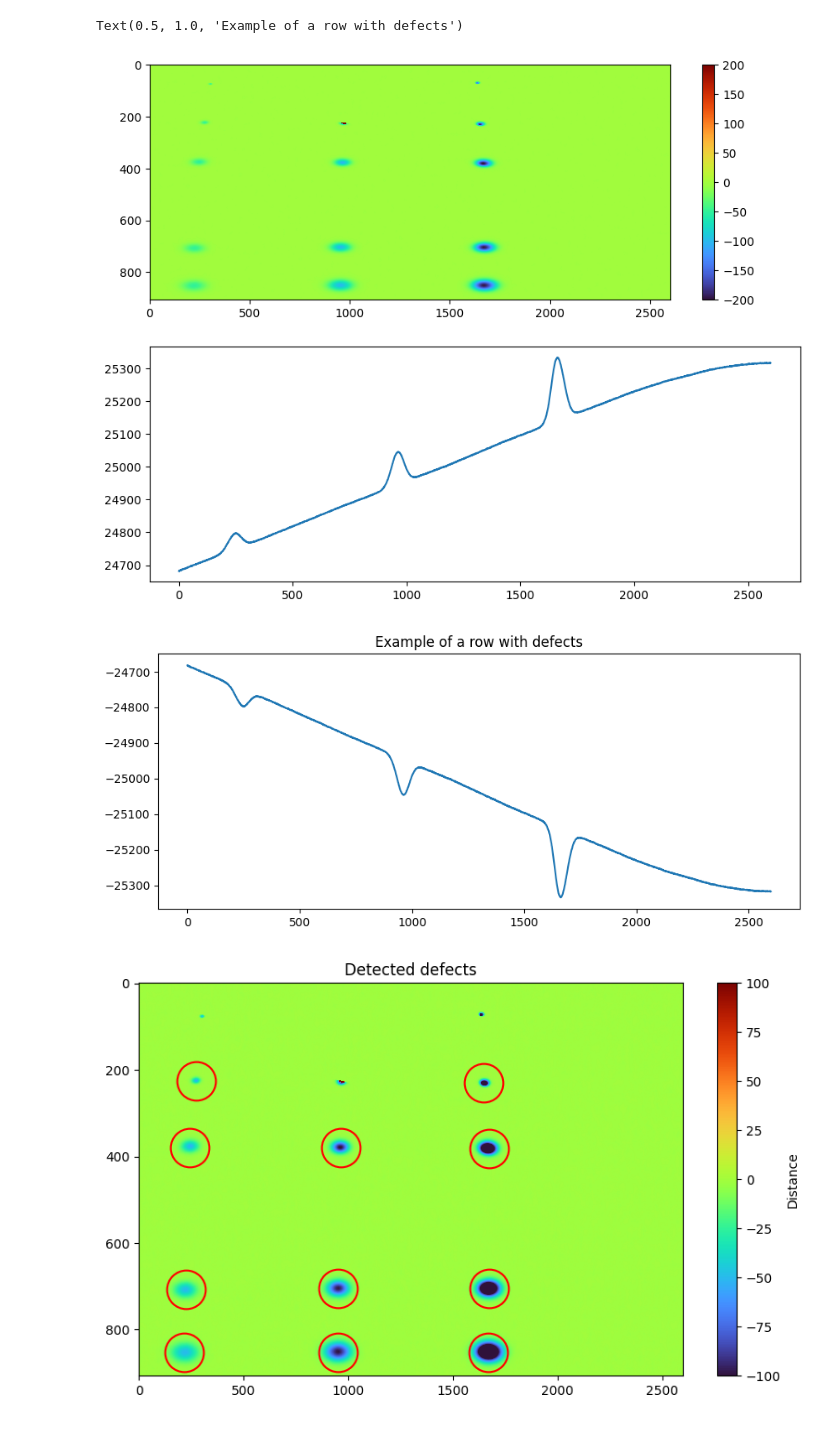
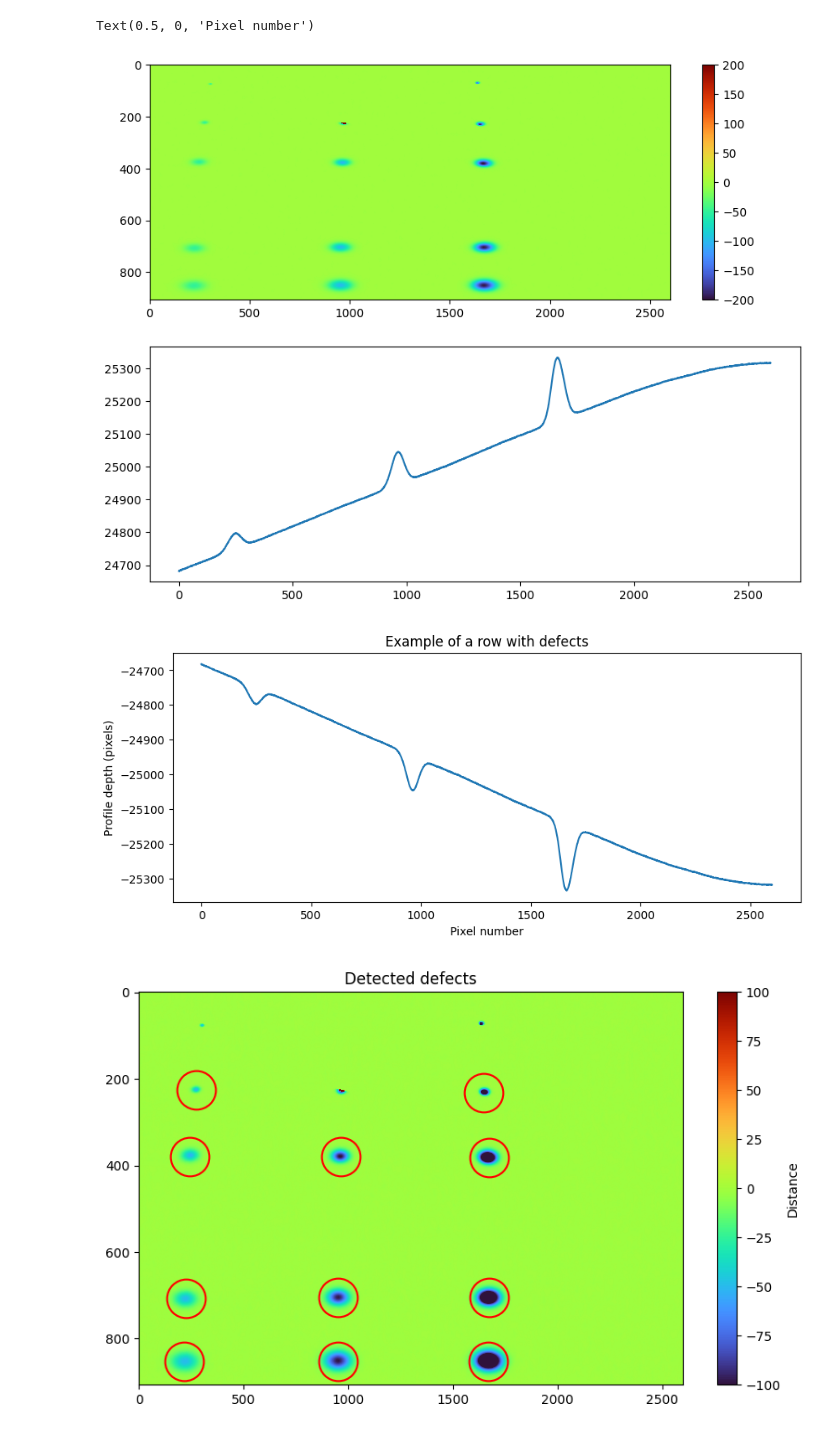
Before and after one commit to mario-musashi/filtro-sg-interpretacion-geometrica, a Jupyter notebook: sg_defectos_Simulados.ipynb, the cells around one changed output. Cells and saved outputs as stored; diff of their text form; code cells hidden in the pictures.

```diff
--- a/sg_defectos_Simulados.ipynb
+++ b/sg_defectos_Simulados.ipynb
@@ -64,35 +64,37 @@ dist = dist[:907, 900:3500]
 
 ground_truth = raw.read_img_raw(f"defectos_simulados/experimento1/escaneo_limpio/step_00_orig.raw")
 ground_truth = ground_truth[:907, 900:3500]
 
 # Initialize ground_truth with same shape as dist
 # ground_truth = np.zeros_like(dist)
 
 # # Apply Savitzky-Golay filter to each row
 # for i in range(dist.shape[0]):
 #     ground_truth[i, :, 0] = savgol_filter(dist[i, :, 0], window_length=301, polyorder=1)
 
 defects = ground_truth - dist
 
 
 # Configura la figura para mostrar la imagen del canal 0 y el gráfico de la primera fila
 plt.close()
 fig, (ax1, ax2) = plt.subplots(2, 1,figsize=(10, 8))  # Dos subgráficos, uno para la imagen y otro para el gráfico
 
 # Muestra la imagen del canal 0
 im = ax1.imshow(defects, aspect='auto',vmin=-200, vmax=200, cmap='turbo')
 cbar = fig.colorbar(im, ax=ax1)
 
 ax2.plot(dist[380, :])
 # ax3.plot(dist[77, :])
 
 plt.figure(figsize=(10, 4))
 plt.plot(-dist[380, :])
 plt.title("Example of a row with defects")
+plt.ylabel("Profile depth (pixels)")
+plt.xlabel("Pixel number")
 # %% [output]
-Text(0.5, 1.0, 'Example of a row with defects')
+Text(0.5, 0, 'Pixel number')
 [figure]
-[figure, old version]
+[figure, new version]
 # %%
 import numpy as np
 import matplotlib.pyplot as plt
```
Also changed, not shown: parts of 6 cells of this notebook, 15 other files.
